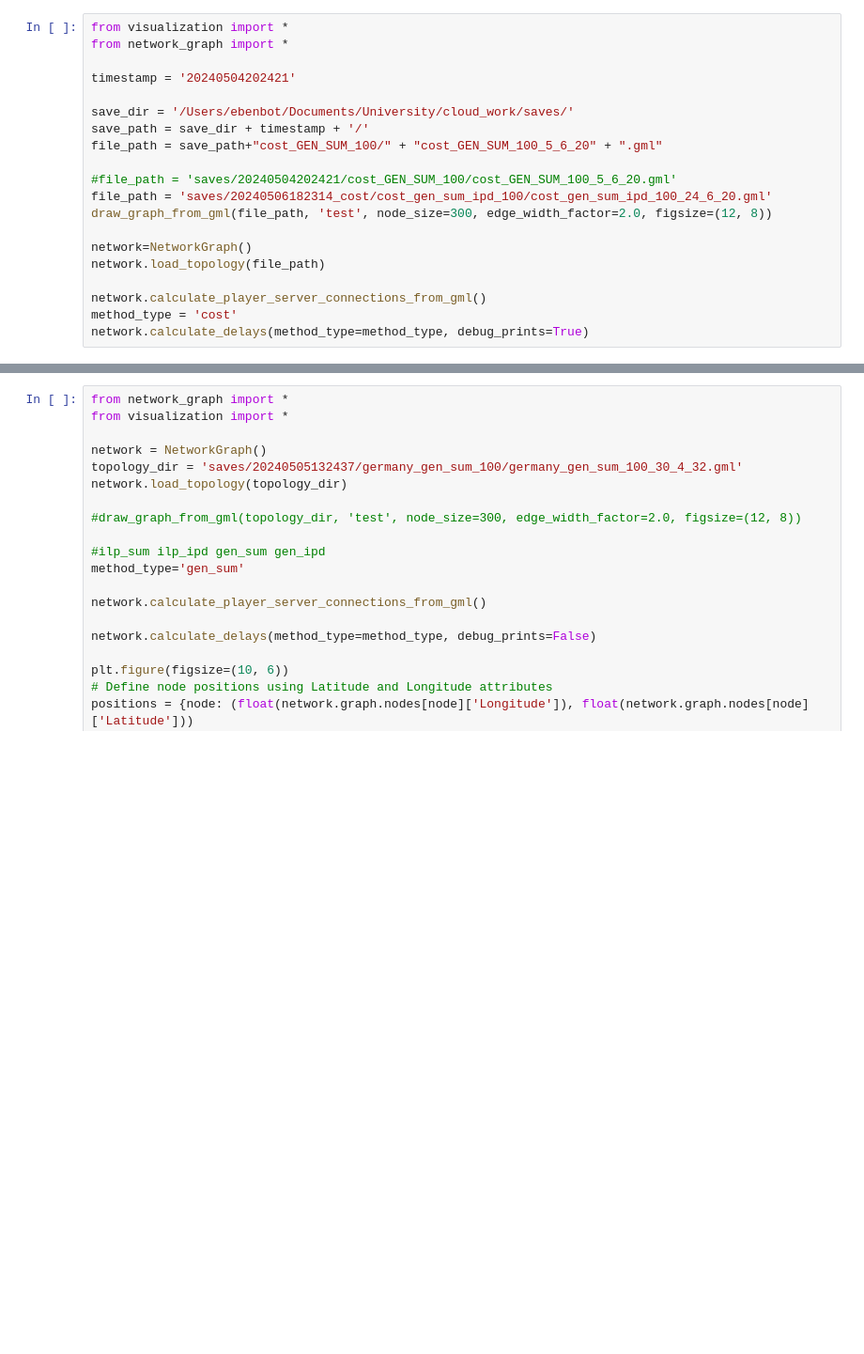
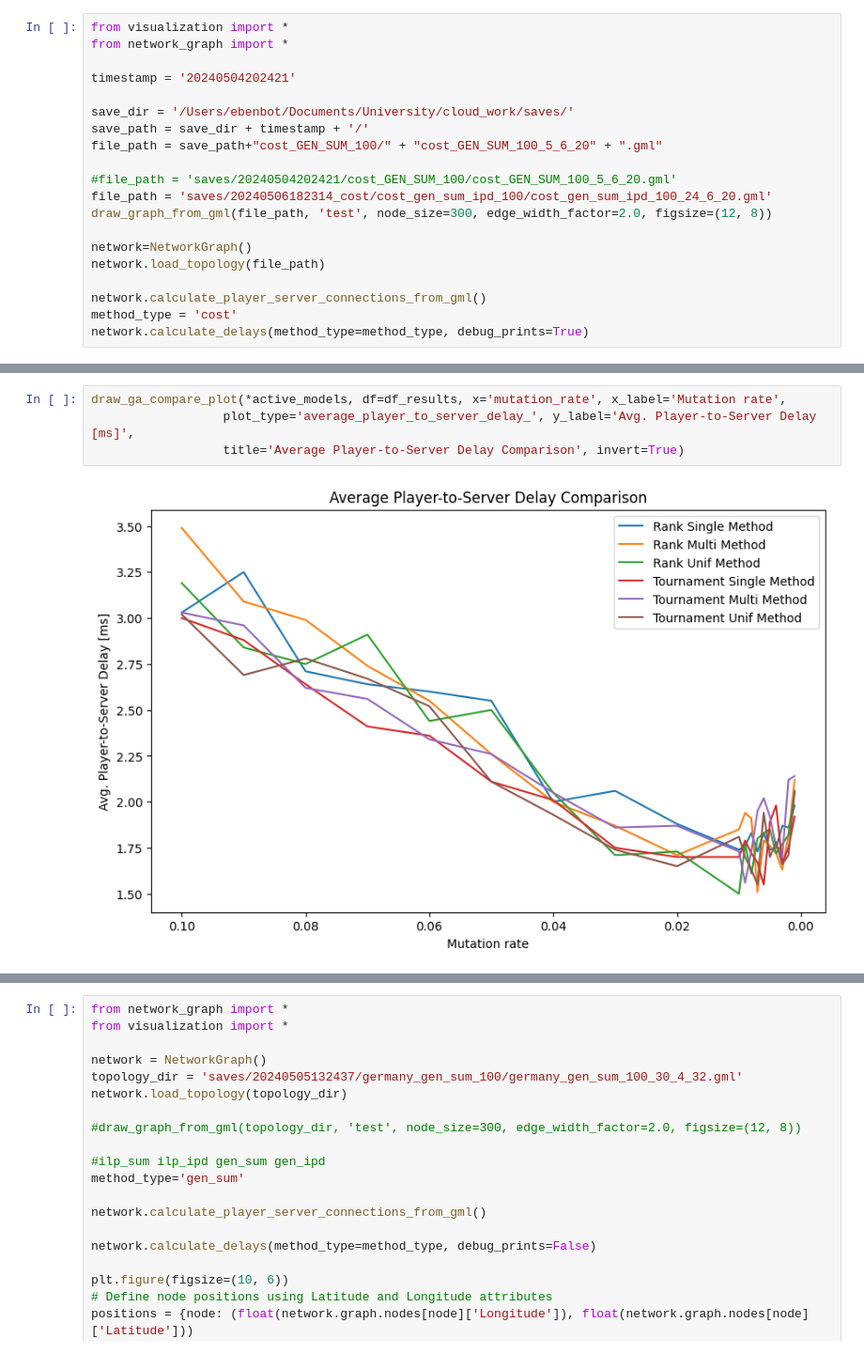
Before and after one commit to savelugi/cloud_work, a Jupyter notebook: testing.ipynb, the cells around one changed output, grey strips where cells are left out. Shown at 94% size. Cells and saved outputs as stored; diff of their text form; blank space fills up the shorter version.

```diff
--- a/testing.ipynb
+++ b/testing.ipynb
@@ -32,0 +48,6 @@ df_results = pd.read_csv(save_dir + csv_file_name, comment='#')
+# %%
+draw_ga_compare_plot(*active_models, df=df_results, x='mutation_rate', x_label='Mutation rate',
+                  plot_type='average_player_to_server_delay_', y_label='Avg. Player-to-Server Delay [ms]',
+                  title='Average Player-to-Server Delay Comparison', invert=True)
+# %% [output]
+[figure, added]
```
Also changed, not shown: parts of 16 cells of this notebook, 3 other files.
